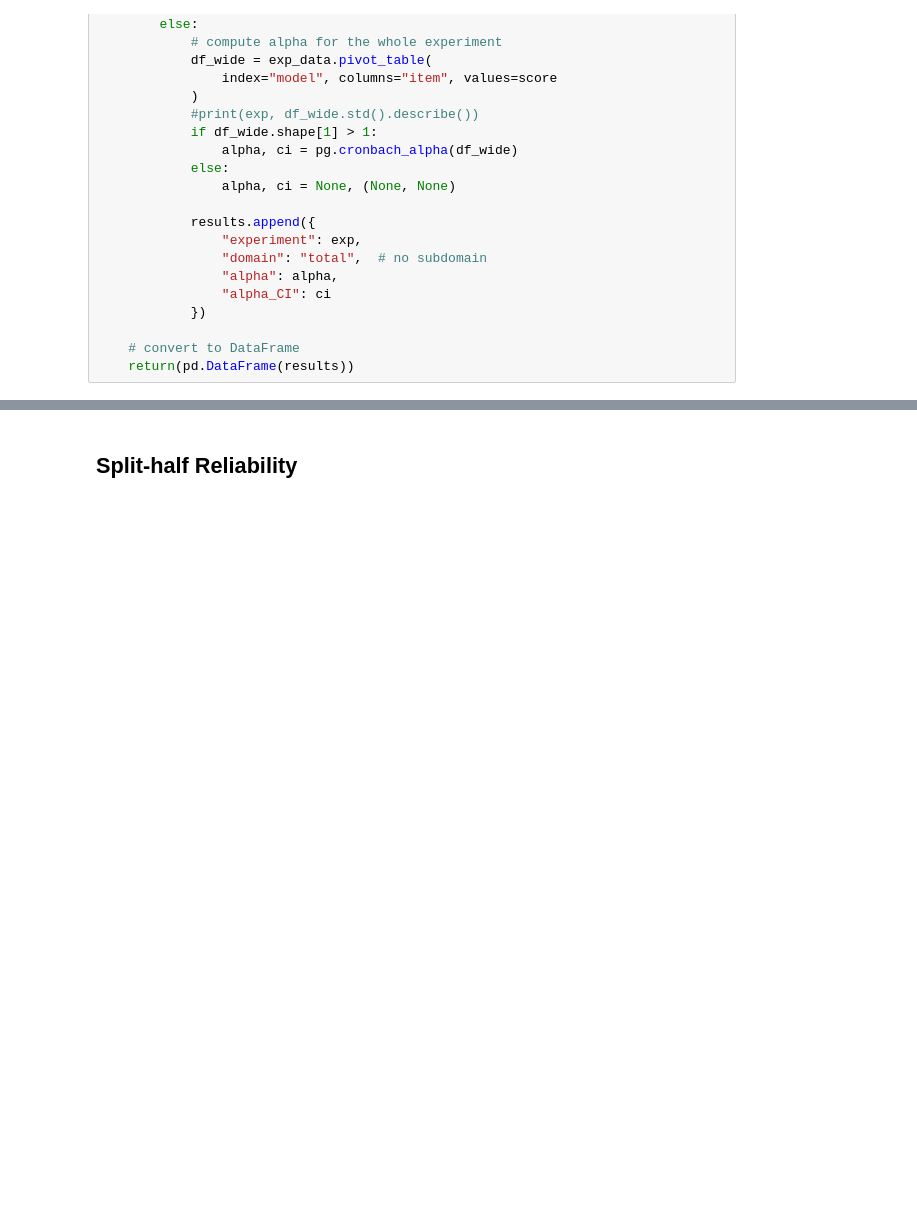
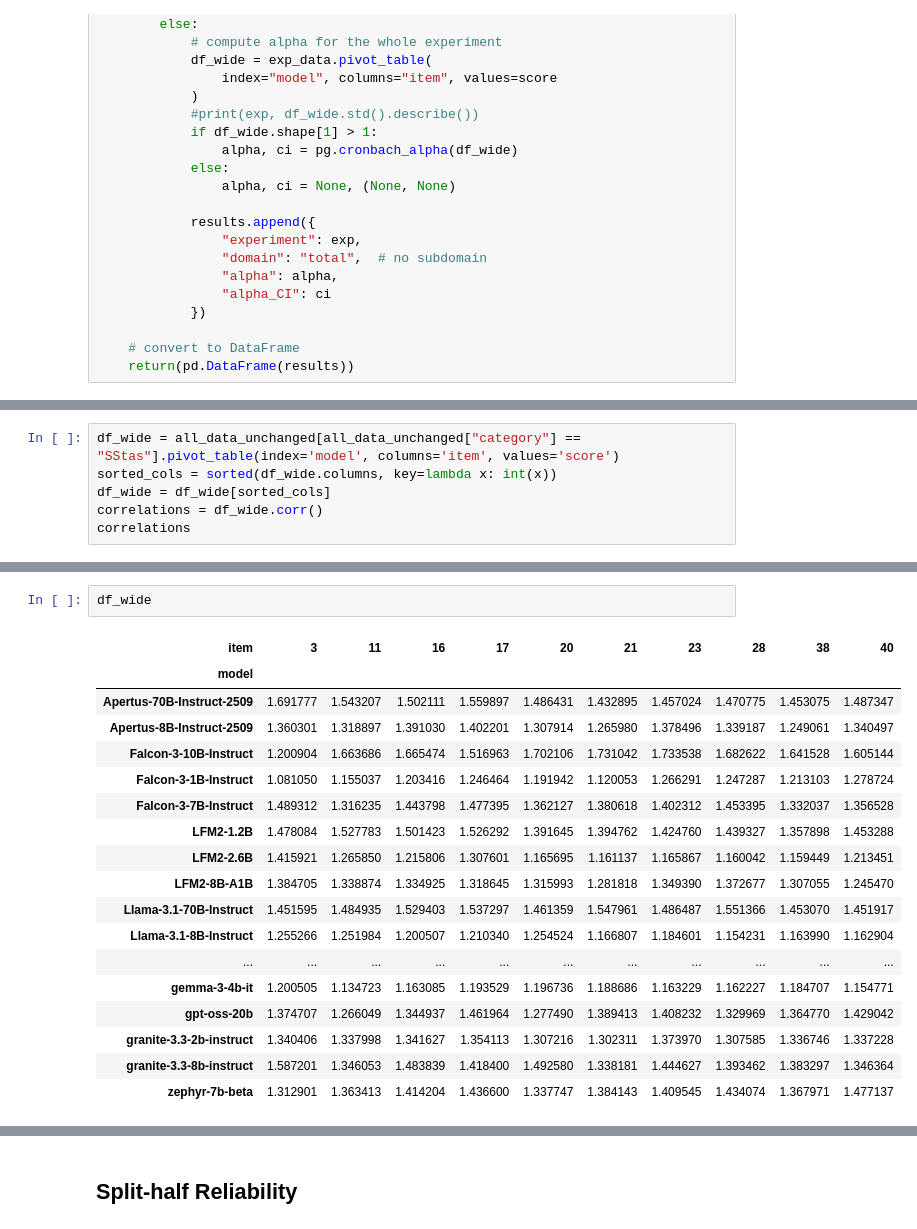
Before and after one commit to jelenameyer/GenInLLM, a Jupyter notebook: data_analysis/Without_change_data_analysis_reliability.ipynb, the cells around one changed output, grey strips where cells are left out. Drawn from its saved outputs; the diff is of its cells as text; blank space fills up the shorter version.

```diff
--- a/data_analysis/Without_change_data_analysis_reliability.ipynb
+++ b/data_analysis/Without_change_data_analysis_reliability.ipynb
@@ -137,3 +157,9 @@ display(alpha_df)
 | 30 | SSSV scale | SSdis | -0.379899 | [-1.061, 0.145] | 0.960717 | [0.941, 0.976] | smaller |
 | 31 | SSSV scale | SSexp | -0.149568 | [-0.717, 0.288] | 0.986040 | [0.979, 0.991] | smaller |
 | 32 | SSSV scale | SStas | -0.663913 | [-1.485, -0.031] | 0.985694 | [0.979, 0.991] | smaller |
+# %%
+df_wide = all_data_unchanged[all_data_unchanged["category"] == "SStas"].pivot_table(index='model', columns='item', values='score')
+sorted_cols = sorted(df_wide.columns, key=lambda x: int(x))
+df_wide = df_wide[sorted_cols]
+correlations = df_wide.corr()
+correlations
@@ -139,0 +179,21 @@ display(alpha_df)
+# %%
+df_wide
+# %% [output]
+| item | 3 | 11 | 16 | 17 | 20 | 21 | 23 | 28 | 38 | 40 |
+| model |  |  |  |  |  |  |  |  |  |  |
+| Apertus-70B-Instruct-2509 | 1.691777 | 1.543207 | 1.502111 | 1.559897 | 1.486431 | 1.432895 | 1.457024 | 1.470775 | 1.453075 | 1.487347 |
+| Apertus-8B-Instruct-2509 | 1.360301 | 1.318897 | 1.391030 | 1.402201 | 1.307914 | 1.265980 | 1.378496 | 1.339187 | 1.249061 | 1.340497 |
+| Falcon-3-10B-Instruct | 1.200904 | 1.663686 | 1.665474 | 1.516963 | 1.702106 | 1.731042 | 1.733538 | 1.682622 | 1.641528 | 1.605144 |
+| Falcon-3-1B-Instruct | 1.081050 | 1.155037 | 1.203416 | 1.246464 | 1.191942 | 1.120053 | 1.266291 | 1.247287 | 1.213103 | 1.278724 |
+| Falcon-3-7B-Instruct | 1.489312 | 1.316235 | 1.443798 | 1.477395 | 1.362127 | 1.380618 | 1.402312 | 1.453395 | 1.332037 | 1.356528 |
+| LFM2-1.2B | 1.478084 | 1.527783 | 1.501423 | 1.526292 | 1.391645 | 1.394762 | 1.424760 | 1.439327 | 1.357898 | 1.453288 |
+| LFM2-2.6B | 1.415921 | 1.265850 | 1.215806 | 1.307601 | 1.165695 | 1.161137 | 1.165867 | 1.160042 | 1.159449 | 1.213451 |
+| LFM2-8B-A1B | 1.384705 | 1.338874 | 1.334925 | 1.318645 | 1.315993 | 1.281818 | 1.349390 | 1.372677 | 1.307055 | 1.245470 |
+| Llama-3.1-70B-Instruct | 1.451595 | 1.484935 | 1.529403 | 1.537297 | 1.461359 | 1.547961 | 1.486487 | 1.551366 | 1.453070 | 1.451917 |
+| Llama-3.1-8B-Instruct | 1.255266 | 1.251984 | 1.200507 | 1.210340 | 1.254524 | 1.166807 | 1.184601 | 1.154231 | 1.163990 | 1.162904 |
+| ... | ... | ... | ... | ... | ... | ... | ... | ... | ... | ... |
+| gemma-3-4b-it | 1.200505 | 1.134723 | 1.163085 | 1.193529 | 1.196736 | 1.188686 | 1.163229 | 1.162227 | 1.184707 | 1.154771 |
+| gpt-oss-20b | 1.374707 | 1.266049 | 1.344937 | 1.461964 | 1.277490 | 1.389413 | 1.408232 | 1.329969 | 1.364770 | 1.429042 |
+| granite-3.3-2b-instruct | 1.340406 | 1.337998 | 1.341627 | 1.354113 | 1.307216 | 1.302311 | 1.373970 | 1.307585 | 1.336746 | 1.337228 |
+| granite-3.3-8b-instruct | 1.587201 | 1.346053 | 1.483839 | 1.418400 | 1.492580 | 1.338181 | 1.444627 | 1.393462 | 1.383297 | 1.346364 |
+| zephyr-7b-beta | 1.312901 | 1.363413 | 1.414204 | 1.436600 | 1.337747 | 1.384143 | 1.409545 | 1.434074 | 1.367971 | 1.477137 |
```
Also changed, not shown: parts of 7 cells of this notebook, 10 other files.
